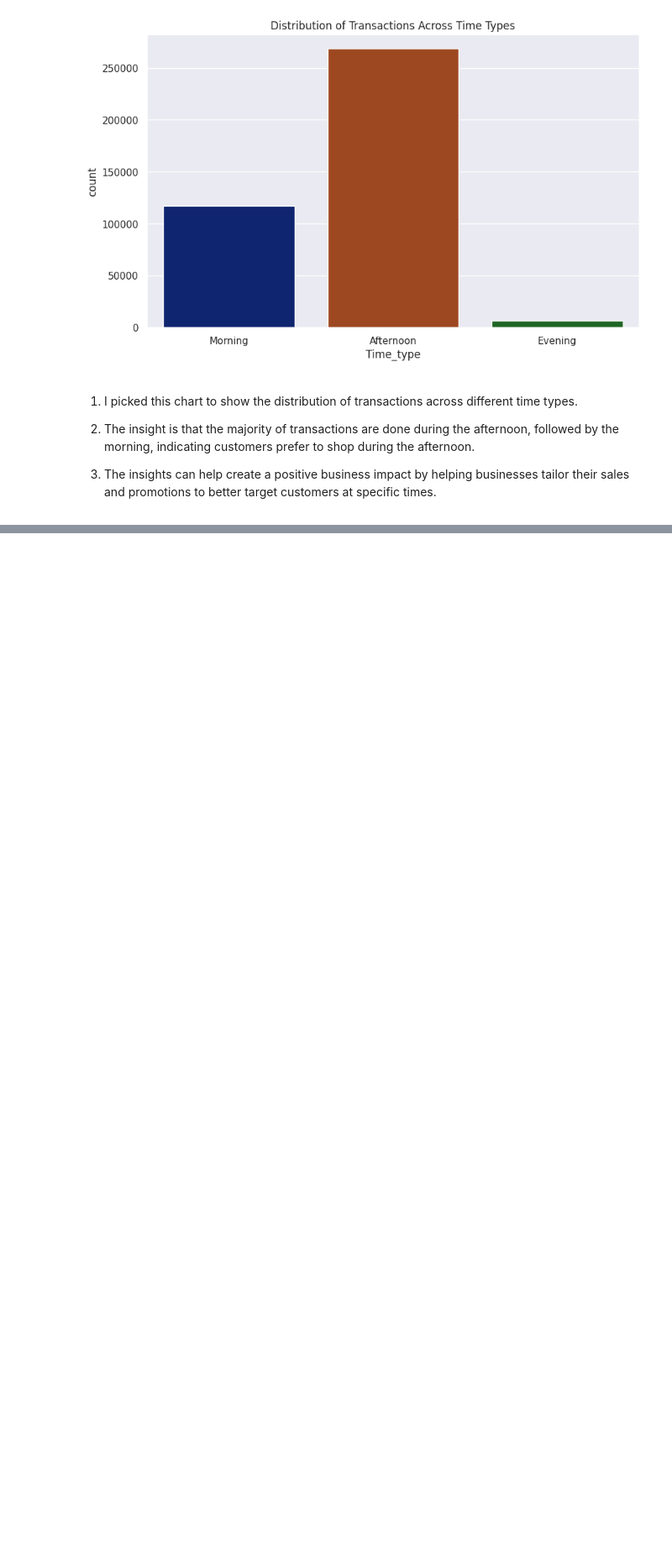
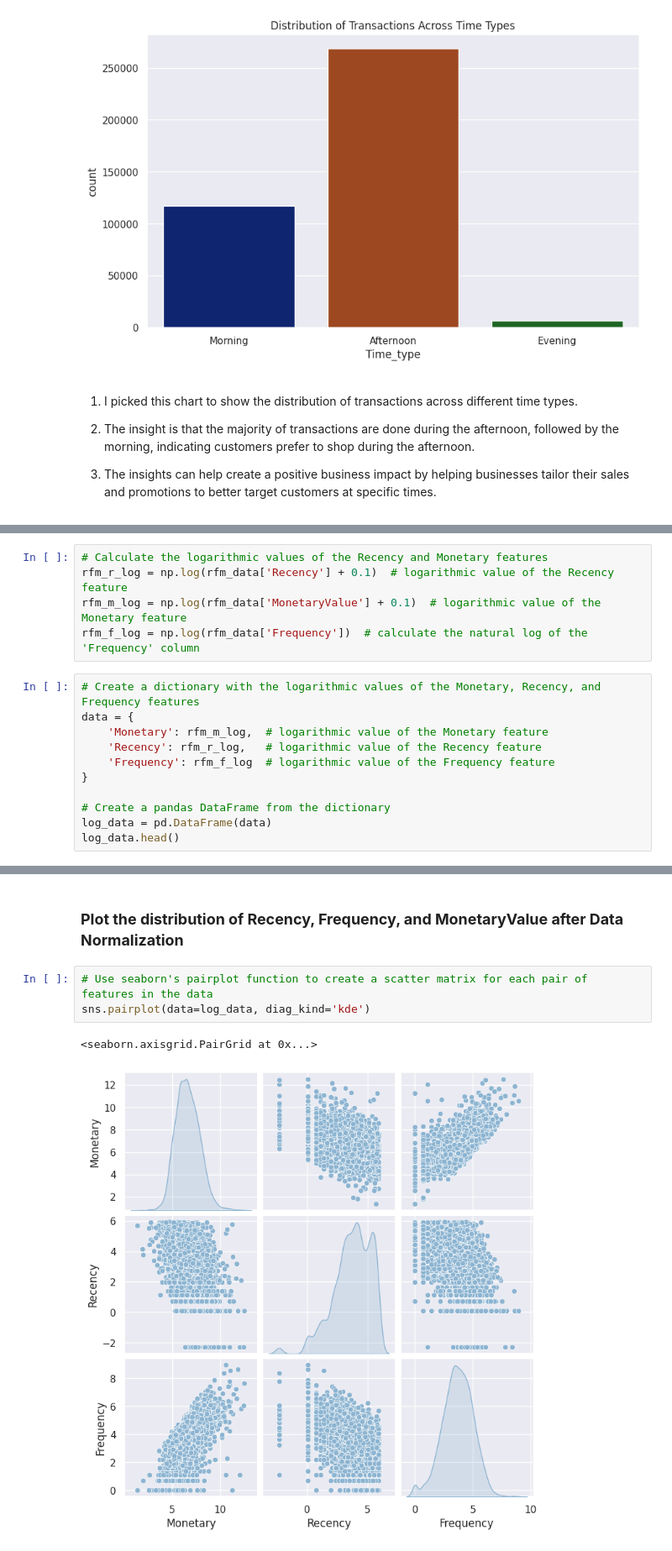
Before and after one commit to VHP2305/Online_Retail_Customer_Segmentation, a Jupyter notebook: Online_Retail_Customer_Segmentation.ipynb, the cells around one changed output, grey strips where cells are left out. Shown at 84% size. Saved outputs shown, nothing was run; the diff lists cells and outputs as text; blank space fills up the shorter version.

```diff
--- a/Online_Retail_Customer_Segmentation.ipynb
+++ b/Online_Retail_Customer_Segmentation.ipynb
@@ -1184,0 +1589,16 @@ plt.show()
+# %%
+# Calculate the logarithmic values of the Recency and Monetary features
+rfm_r_log = np.log(rfm_data['Recency'] + 0.1)  # logarithmic value of the Recency feature
+rfm_m_log = np.log(rfm_data['MonetaryValue'] + 0.1)  # logarithmic value of the Monetary feature
+rfm_f_log = np.log(rfm_data['Frequency'])  # calculate the natural log of the 'Frequency' column
+# %%
+# Create a dictionary with the logarithmic values of the Monetary, Recency, and Frequency features
+data = {
+    'Monetary': rfm_m_log,  # logarithmic value of the Monetary feature
+    'Recency': rfm_r_log,   # logarithmic value of the Recency feature
+    'Frequency': rfm_f_log  # logarithmic value of the Frequency feature
+}
+
+# Create a pandas DataFrame from the dictionary
+log_data = pd.DataFrame(data)
+log_data.head()
@@ -1184,0 +1613,8 @@ plt.show()
+# %% [markdown]
+### **Plot the distribution of Recency, Frequency, and MonetaryValue after Data Normalization**
+# %%
+# Use seaborn's pairplot function to create a scatter matrix for each pair of features in the data
+sns.pairplot(data=log_data, diag_kind='kde')
+# %% [output]
+<seaborn.axisgrid.PairGrid at 0x...>
+[figure, added]
```
Also changed, not shown: parts of 99 cells of this notebook.
